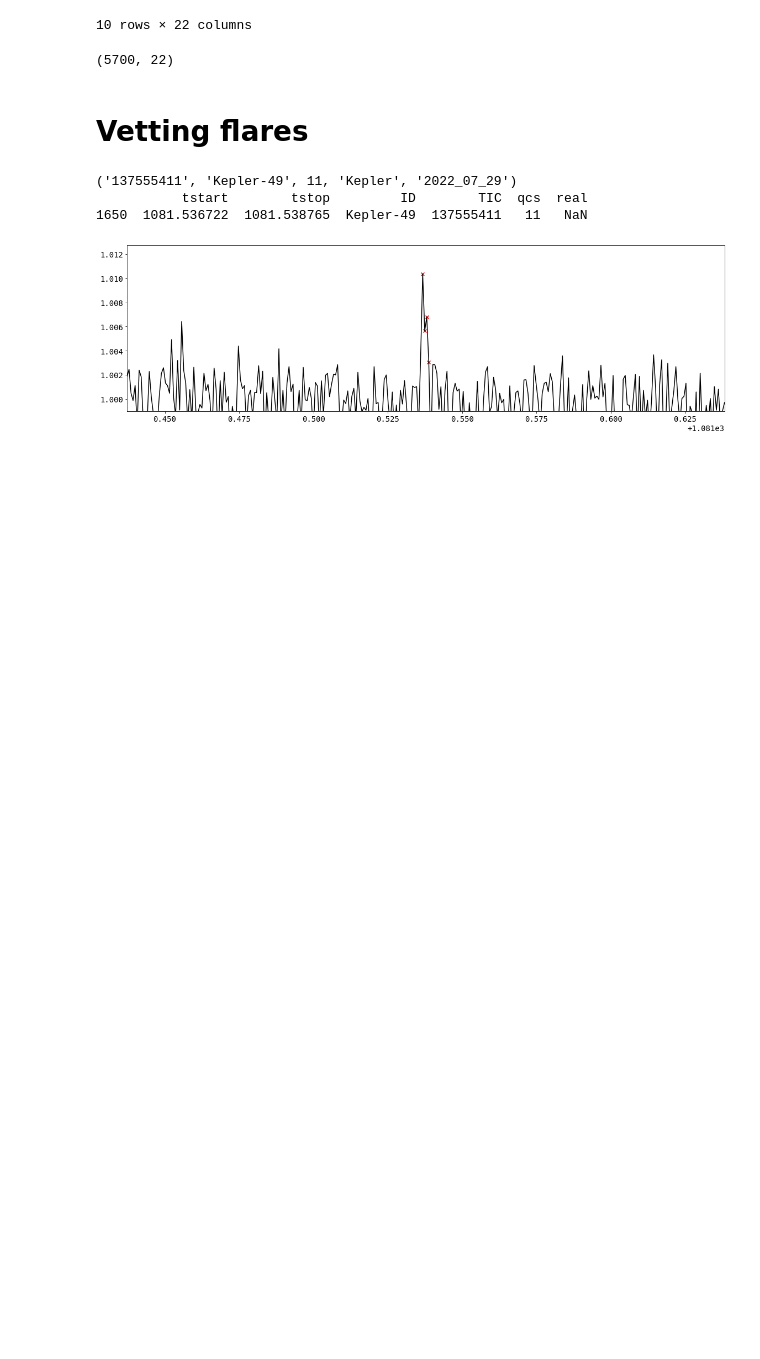
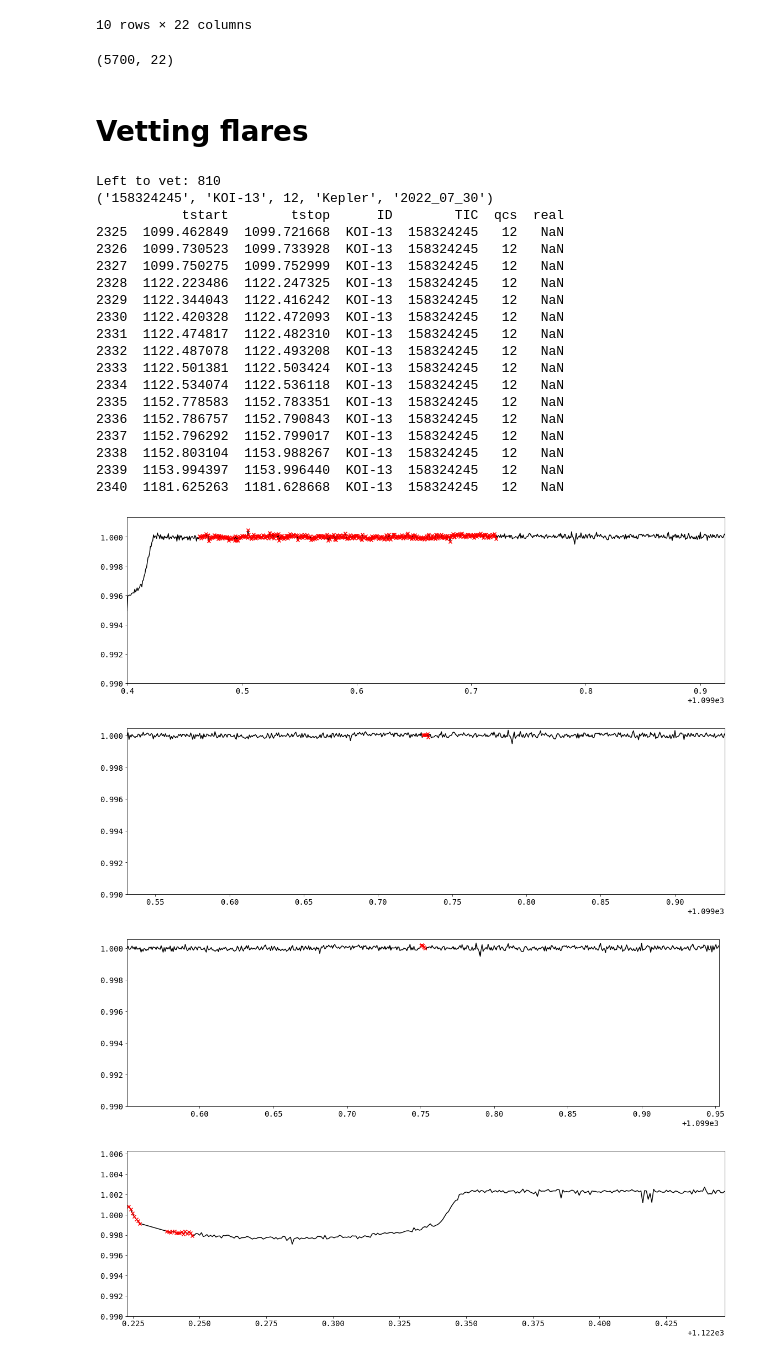
Before and after one commit to ekaterinailin/flaring-spi, a Jupyter notebook: notebooks/_03_check_flares.ipynb, the cells around one changed output. Cells and saved outputs as stored; diff of their text form; code cells hidden in the pictures; blank space fills up the shorter version.

Commit message:
added flares

```diff
--- a/notebooks/_03_check_flares.ipynb
+++ b/notebooks/_03_check_flares.ipynb
@@ -56,43 +56,62 @@ columns = ["TIC","ID","qcs","mission","tstamp"]
 name = list(f[f.real.isnull()].groupby(columns).indices)[0]
 ff = f[f.real.isnull()].groupby(columns).get_group(name)
 TIC, ID, qcs, mission,tstamp = name
-
+shape = f.shape[0]
+print(f"Left to vet: {f[f.real.isnull()].shape[0]}")
 print(name)
 print(ff[['tstart',"tstop","ID","TIC","qcs","real"]])
 # ---------------------------------------
 # view flares
 %matplotlib inline
 for j, flare in ff.iloc[:].iterrows():
     ts, tf = flare.tstart, flare.tstop
     t0, t1, i = 1e5, 0., 0
 
     while (ts<t0) | (ts>t1):
-
         try:
-            string = f"{ID}_{qcs}_altai_{i}"
+            string = f"{ID}_{qcs:02}_altai_{i}"
             fff = fits.open(f"/media/ekaterina/182C-BC05/lcs_w_phases/{tstamp}_{string}.fits")[1].data
         except FileNotFoundError:
-            string = f"{TIC}_{qcs}_altai_{i}"
+            string = f"{TIC}_{qcs:02}_altai_{i}"
             fff = fits.open(f"/media/ekaterina/182C-BC05/lcs_w_phases/{tstamp}_{string}.fits")[1].data
         t0,t1 = fff["time"][0],fff["time"][-1]
 #         print(t0,ts,t1)
         i+=1
     plt.figure(figsize=(16,5))
-    cap=1
+    cap=.5
 
 #     print(ts,tf)
     _ = fff[np.where((fff['time']>=ts-.1/cap) & (fff['time']<=tf+.1/cap))]
     med = np.median(_['flux'])
     plt.plot(_['time'], _['flux']/med, c="k")
     plt.xlim(_["time"][0],_["time"][-1])
     _ = fff[np.where((fff['time']>=ts-1e-8) & (fff['time']<=tf+1e-8))]
-    plt.scatter(_['time'], _['flux']/med, c="r")
+    plt.scatter(_['time'], _['flux']/med, c="r",zorder=10)
 
     plt.scatter(ts, flare.phase/5 + 1)
     plt.plot(_['time'], _['phase']/5 + 1, c="grey")
-    plt.ylim(.999,flare.ampl_rec*1.2 +1)
+    plt.ylim(.99,flare.ampl_rec*1.5 +1)
 # %% [output]
-('137555411', 'Kepler-49', 11, 'Kepler', '2022_07_29')
-           tstart        tstop         ID        TIC  qcs  real
-1650  1081.536722  1081.538765  Kepler-49  137555411   11   NaN
+Left to vet: 810
+('158324245', 'KOI-13', 12, 'Kepler', '2022_07_30')
+           tstart        tstop      ID        TIC  qcs  real
+2325  1099.462849  1099.721668  KOI-13  158324245   12   NaN
+2326  1099.730523  1099.733928  KOI-13  158324245   12   NaN
+2327  1099.750275  1099.752999  KOI-13  158324245   12   NaN
+2328  1122.223486  1122.247325  KOI-13  158324245   12   NaN
+2329  1122.344043  1122.416242  KOI-13  158324245   12   NaN
+2330  1122.420328  1122.472093  KOI-13  158324245   12   NaN
+2331  1122.474817  1122.482310  KOI-13  158324245   12   NaN
+2332  1122.487078  1122.493208  KOI-13  158324245   12   NaN
+2333  1122.501381  1122.503424  KOI-13  158324245   12   NaN
+2334  1122.534074  1122.536118  KOI-13  158324245   12   NaN
+2335  1152.778583  1152.783351  KOI-13  158324245   12   NaN
+2336  1152.786757  1152.790843  KOI-13  158324245   12   NaN
+2337  1152.796292  1152.799017  KOI-13  158324245   12   NaN
+2338  1152.803104  1153.988267  KOI-13  158324245   12   NaN
+2339  1153.994397  1153.996440  KOI-13  158324245   12   NaN
+2340  1181.625263  1181.628668  KOI-13  158324245   12   NaN
-[figure, old version]
+[figure, new version]
+[figure, added]
+[figure, added]
+[figure, added]
```
Also changed, not shown: parts of 5 cells of this notebook, 1 other file.
